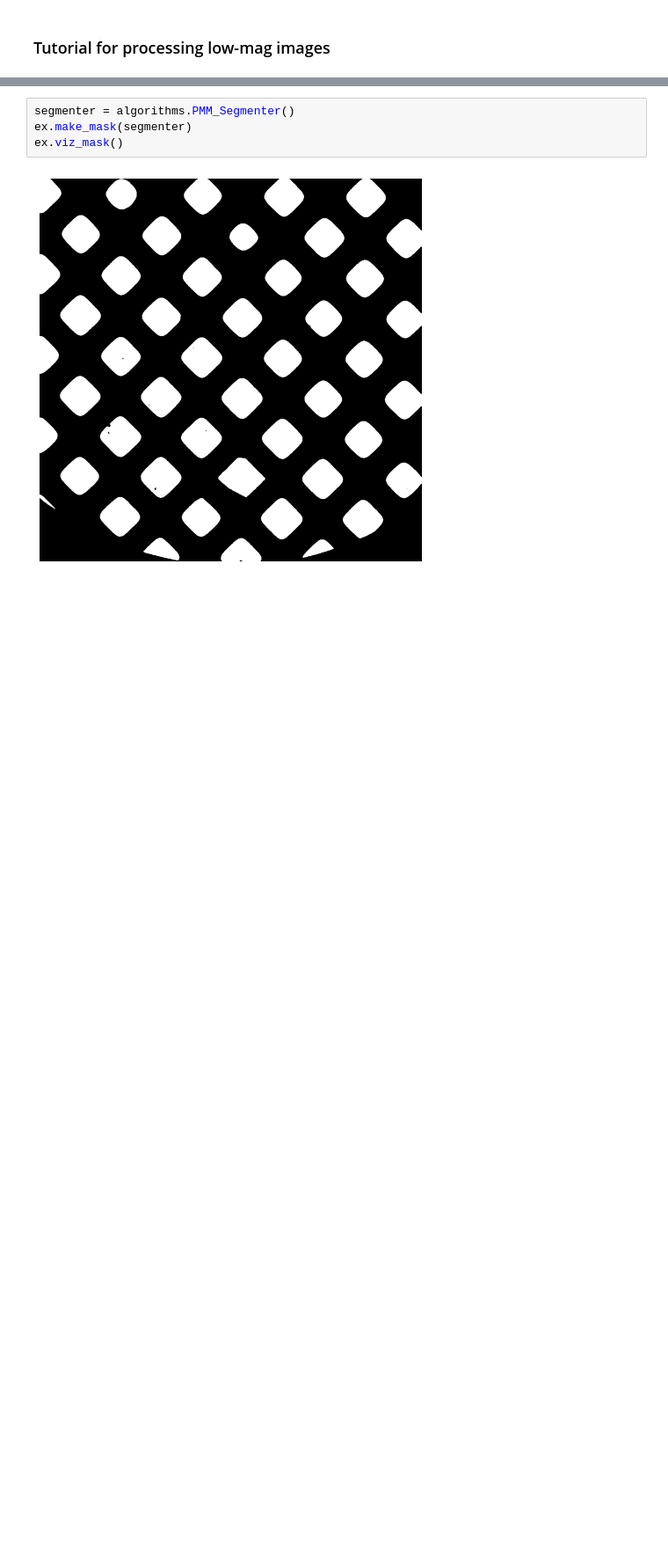
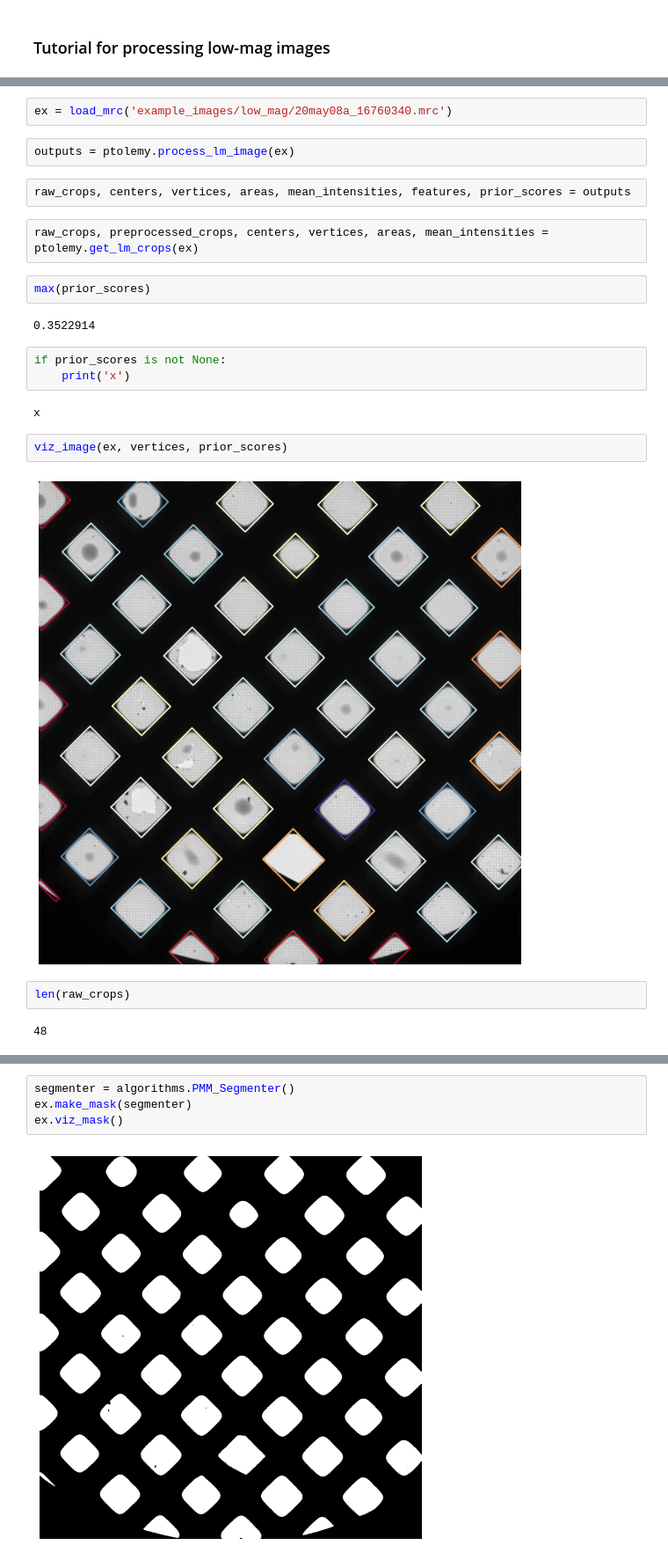
Before and after one commit to SMLC-NYSBC/ptolemy, a Jupyter notebook: low_mag_init_tutorial.ipynb, the cells around one changed output, grey strips where cells are left out. Shown at 88% size. Cells and saved outputs as stored; diff of their text form; blank space fills up the shorter version.

```diff
--- a/low_mag_init_tutorial.ipynb
+++ b/low_mag_init_tutorial.ipynb
@@ -7,0 +15,25 @@ import ptolemy.models as models
+# %%
+ex = load_mrc('example_images/low_mag/20may08a_16760340.mrc')
+# %%
+outputs = ptolemy.process_lm_image(ex)
+# %%
+raw_crops, centers, vertices, areas, mean_intensities, features, prior_scores = outputs
+# %%
+raw_crops, preprocessed_crops, centers, vertices, areas, mean_intensities = ptolemy.get_lm_crops(ex)
+# %%
+max(prior_scores)
+# %% [output]
+0.3522914
+# %%
+if prior_scores is not None:
+    print('x')
+# %% [output]
+x
+# %%
+viz_image(ex, vertices, prior_scores)
+# %% [output]
+[figure, added]
+# %%
+len(raw_crops)
+# %% [output]
+48
```
Also changed, not shown: parts of 10 cells of this notebook, 9 other files.
